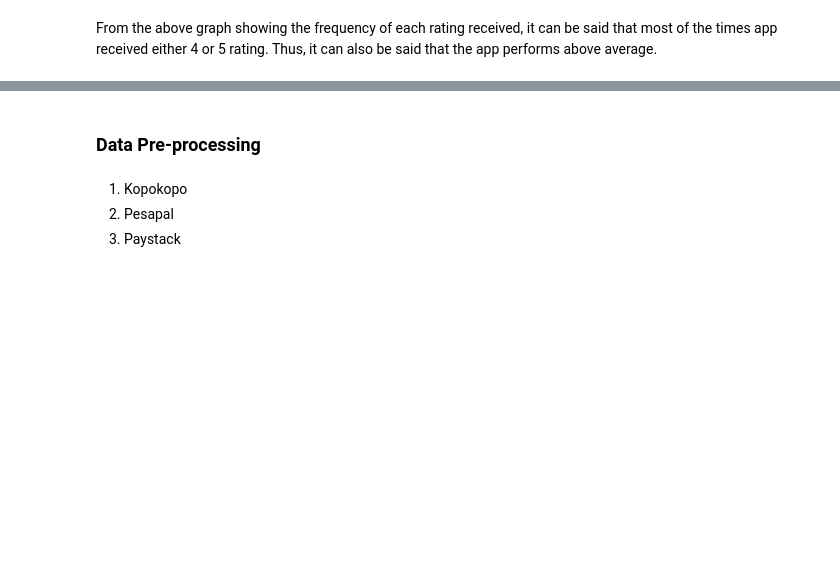
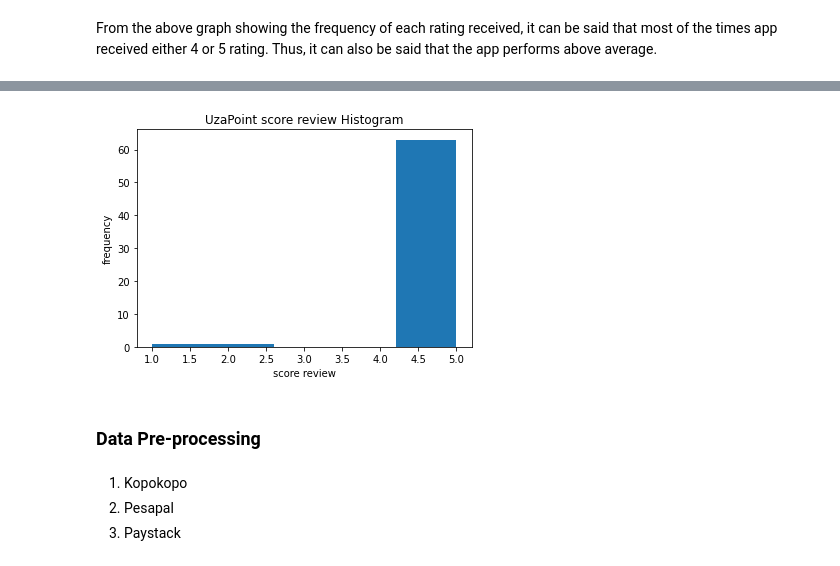
Before and after one commit to cannel14/-Classification-Analysis-Supervised-Learning-, a Jupyter notebook: Google_play_store_Analysis.ipynb, the cells around one changed output, grey strips where cells are left out. Drawn from its saved outputs; the diff is of its cells as text; code cells hidden in the pictures; blank space fills up the shorter version.

```diff
--- a/Google_play_store_Analysis.ipynb
+++ b/Google_play_store_Analysis.ipynb
@@ -81,2 +107,11 @@ Pay_stack, continuation_token = reviews(
+# %%
+#scrap all reviews
+Uza_point, continuation_token = reviews(
+    'com.uzapoint.upduka',
+    sort = Sort.MOST_RELEVANT,
+    count = 900,
+    filter_score_with = None
+
+)
 # %% [markdown]
 ## **PesaPal data Import**
@@ -557,3 +752,12 @@ From the above graph showing the frequency of each rating received, it can be sa
+# %%
+# Visualize data using histogram to determine if app is more positive reviews or negative reviews in terms of score
+plt.hist(Uza_pointsort_data['score'], bins = 5)
+plt.xlabel("score review")
+plt.ylabel("frequency")
+plt.title("UzaPoint score review Histogram")
+plt.show()
+# %% [output]
+[figure, added]
 # %% [markdown]
 ### **Data Pre-processing**
 # %% [markdown]
```
Also changed, not shown: parts of 89 cells of this notebook.
